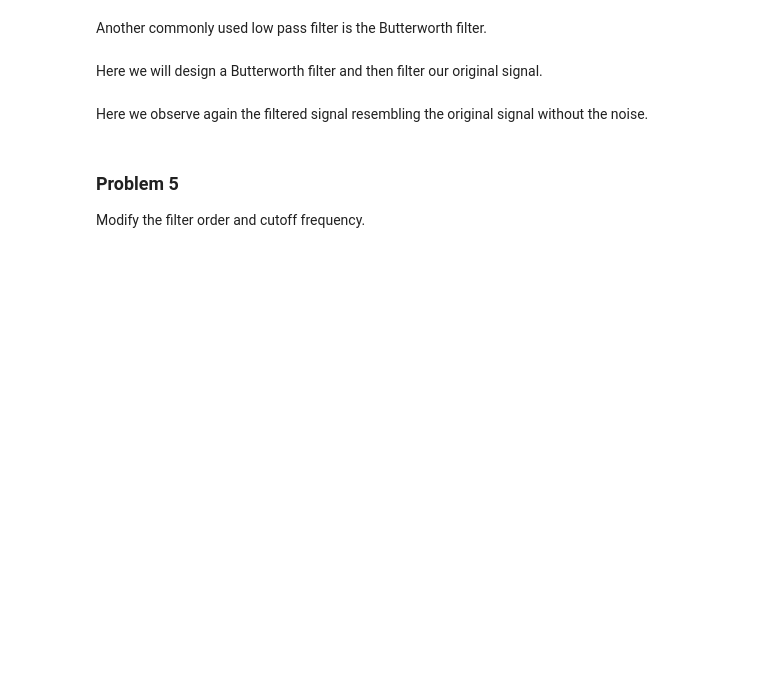
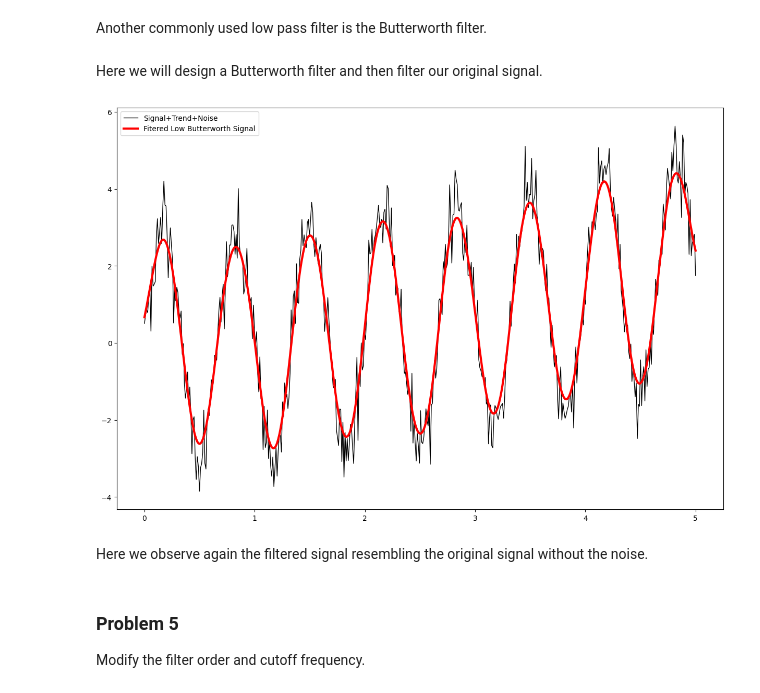
Before and after one commit to Jero2110/Forecasting_Phase_3, a Jupyter notebook: analysis/data/Appendix 3 - Signal_Transformations_student.ipynb, the cells around one changed output. Drawn from its saved outputs; the diff is of its cells as text; code cells hidden in the pictures; blank space fills up the shorter version.

```diff
--- a/analysis/data/Appendix 3 - Signal_Transformations_student.ipynb
+++ b/analysis/data/Appendix 3 - Signal_Transformations_student.ipynb
@@ -288,14 +296,16 @@ Here we will design a Butterworth filter and then filter our original signal.
 # %%
 # First, design the Butterworth filter
 N  = 2    # Filter order
 Wn = 0.05 # Cutoff frequency
 B, A = signal.butter(N, Wn, output='ba')
 
 # Second, apply the filter
 y_low_butter = signal.filtfilt(B,A, y_sine_noise)
 
 # plot
-filter_plot(time, y_sine_noise, y_low_butter, ['Signal+Trend+Noise','Signal+Trend','Fitered Low Butterworth Signal'])
+filter_plot(time, y_sine_noise, y_low_butter, ['Signal+Trend+Noise','Fitered Low Butterworth Signal'])
+# %% [output]
+[figure, added]
 # %% [markdown]
 Here we observe again the filtered signal resembling the original signal without the noise.
 # %% [markdown]
```
Also changed, not shown: parts of 5 cells of this notebook.
